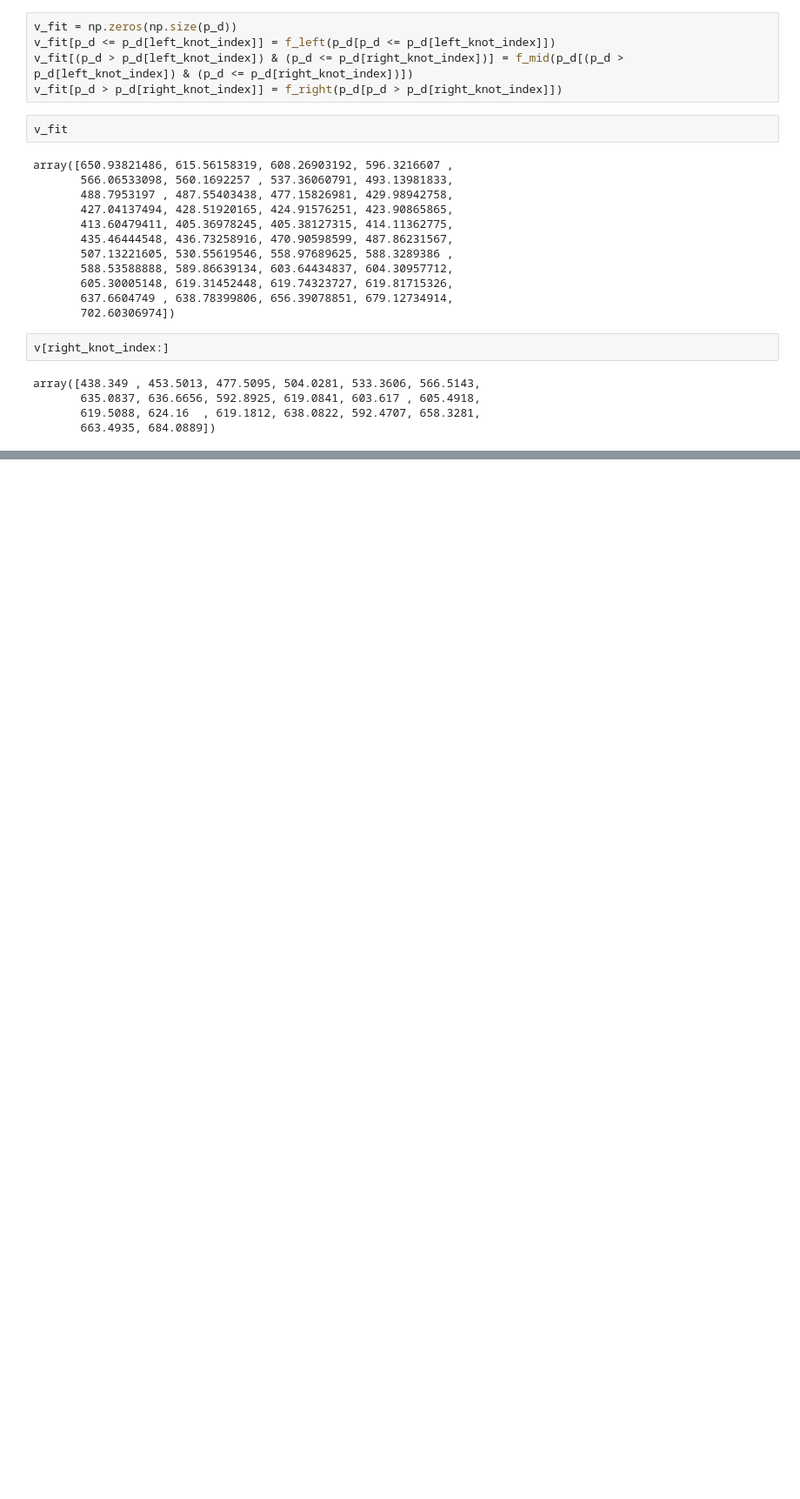
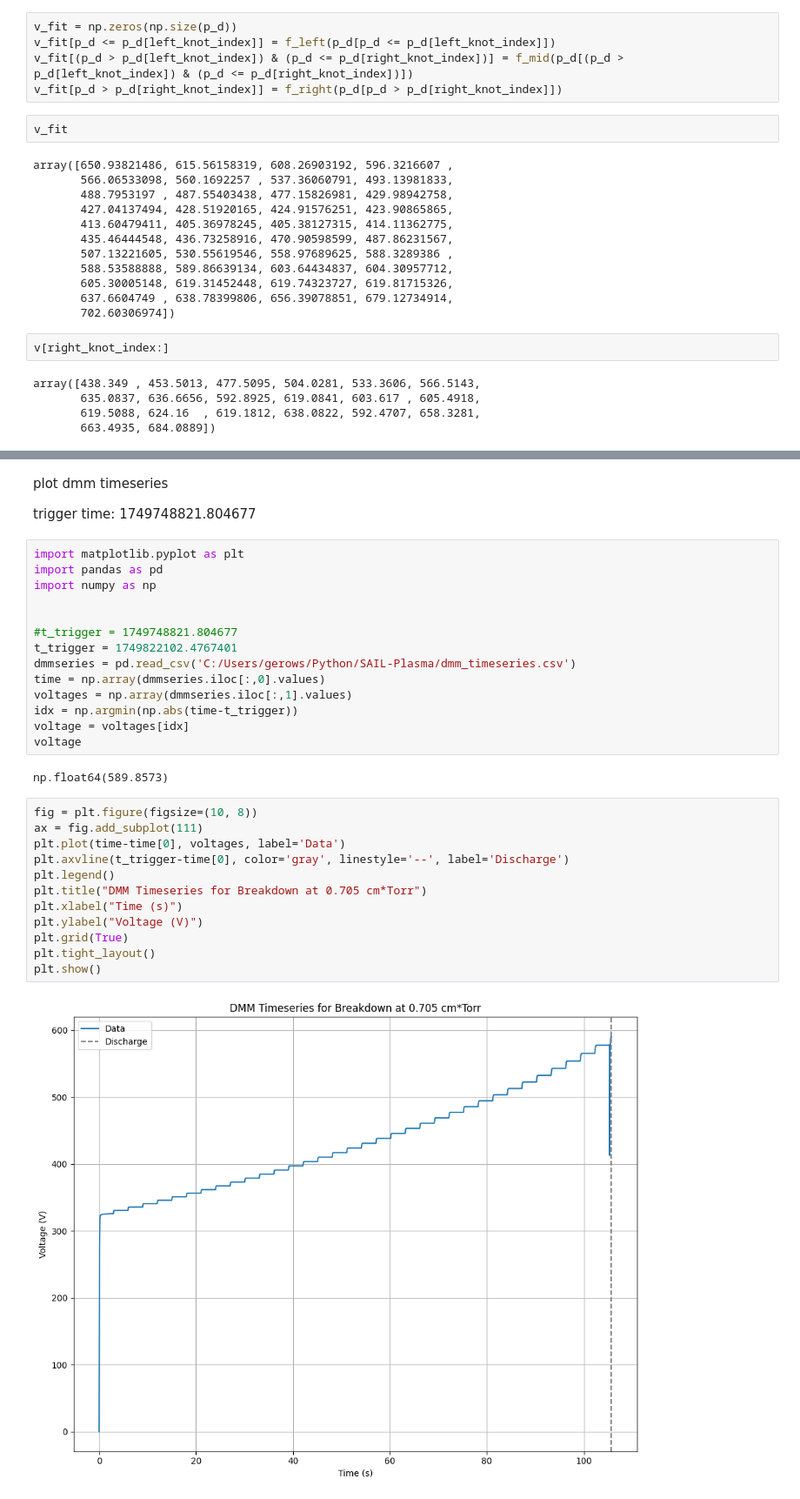
Before and after one commit to s-gerow/SAIL-Plasma, a Jupyter notebook: BeAMED/Test Scripts/playground.ipynb, the cells around one changed output, grey strips where cells are left out. Shown at 87% size. Drawn from its saved outputs; the diff is of its cells as text; blank space fills up the shorter version.

Commit message:
Cleaning up the repository
Deleting redundant files.
Adds ability to plot timeseries data of DMM for diagnosis
Improves Curvefitting to include Riousset Spherical data and have easier customizability.

```diff
--- a/BeAMED/Test Scripts/playground.ipynb
+++ b/BeAMED/Test Scripts/playground.ipynb
@@ -706,0 +561,34 @@ array([438.349 , 453.5013, 477.5095, 504.0281, 533.3606, 566.5143,
+# %% [markdown]
+plot dmm timeseries
+
+trigger time: 1749748821.804677
+# %%
+import matplotlib.pyplot as plt
+import pandas as pd
+import numpy as np
+
+
+#t_trigger = 1749748821.804677
+t_trigger = 1749822102.4767401
+dmmseries = pd.read_csv('C:/Users/gerows/Python/SAIL-Plasma/dmm_timeseries.csv')
+time = np.array(dmmseries.iloc[:,0].values)
+voltages = np.array(dmmseries.iloc[:,1].values)
+idx = np.argmin(np.abs(time-t_trigger))
+voltage = voltages[idx]
+voltage
+# %% [output]
+np.float64(589.8573)
+# %%
+fig = plt.figure(figsize=(10, 8))
+ax = fig.add_subplot(111)
+plt.plot(time-time[0], voltages, label='Data')
+plt.axvline(t_trigger-time[0], color='gray', linestyle='--', label='Discharge')
+plt.legend()
+plt.title("DMM Timeseries for Breakdown at 0.705 cm*Torr")
+plt.xlabel("Time (s)")
+plt.ylabel("Voltage (V)")
+plt.grid(True)
+plt.tight_layout()
+plt.show()
+# %% [output]
+[figure, added]
```
Also changed, not shown: parts of 8 cells of this notebook, 11 other files.
